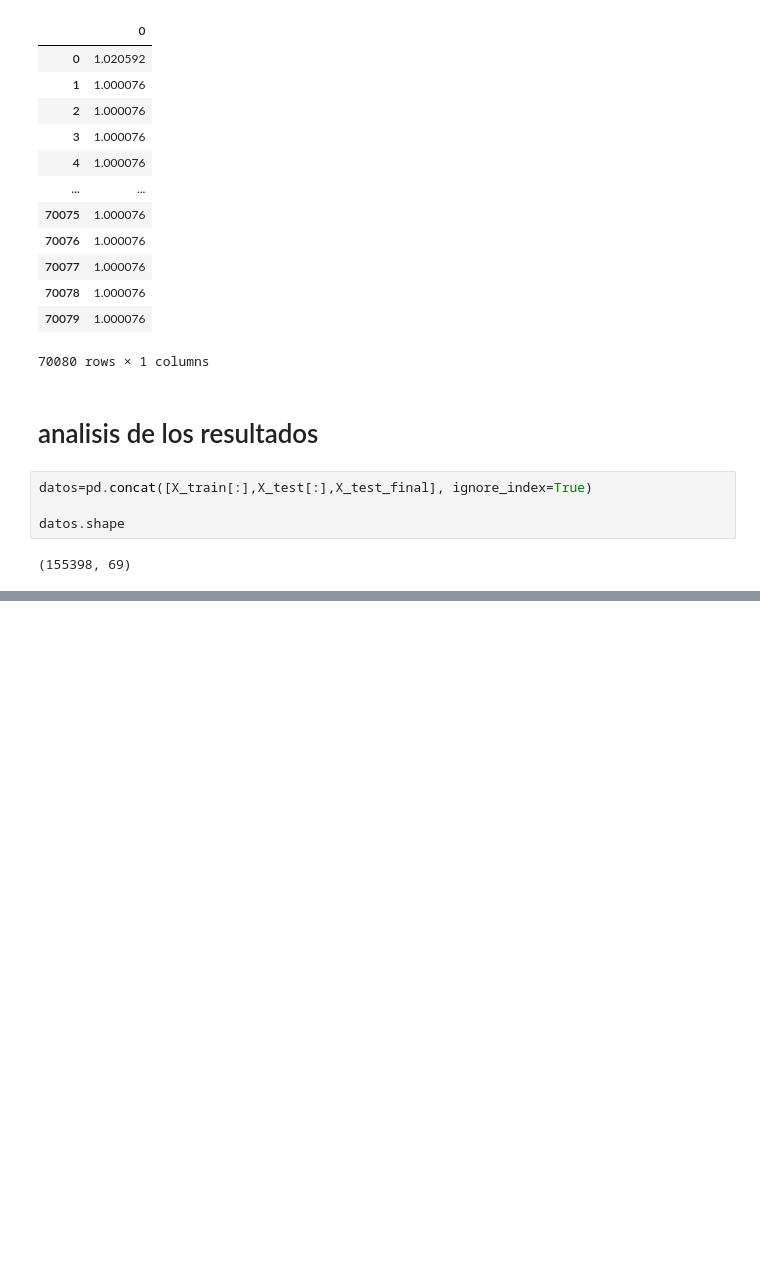
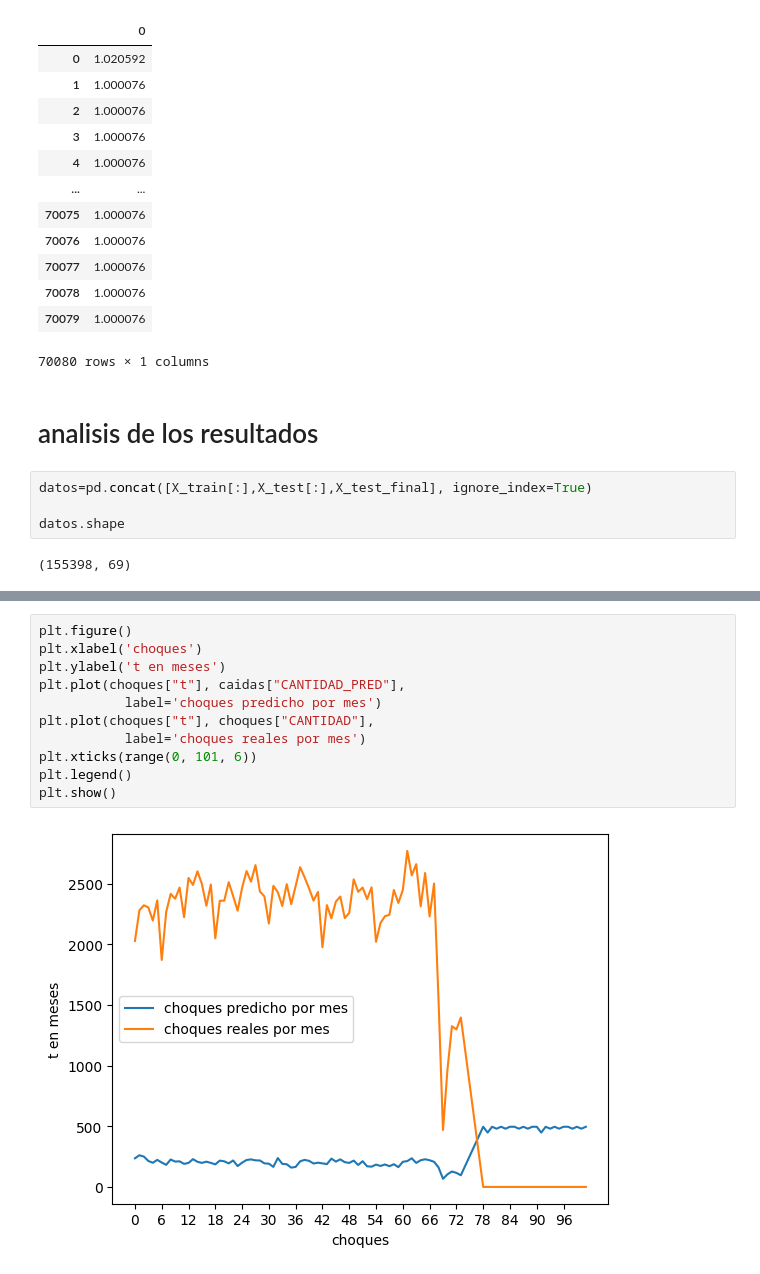
Before and after one commit to joscanoga/prediccion-de-incidentes-viales-en-la-ciudad-de-Medellin, a Jupyter notebook: notebookfinal.ipynb, the cells around one changed output, grey strips where cells are left out. Drawn from its saved outputs; the diff is of its cells as text; blank space fills up the shorter version.

```diff
--- a/notebookfinal.ipynb
+++ b/notebookfinal.ipynb
@@ -792,0 +934,13 @@ print(X_train.shape,X_test.shape,X_test_final.shape)
+# %%
+plt.figure()
+plt.xlabel('choques')
+plt.ylabel('t en meses')
+plt.plot(choques["t"], caidas["CANTIDAD_PRED"],
+           label='choques predicho por mes')
+plt.plot(choques["t"], choques["CANTIDAD"],
+           label='choques reales por mes')
+plt.xticks(range(0, 101, 6))
+plt.legend()
+plt.show()
+# %% [output]
+[figure, added]
```
Also changed, not shown: parts of 27 cells of this notebook.
